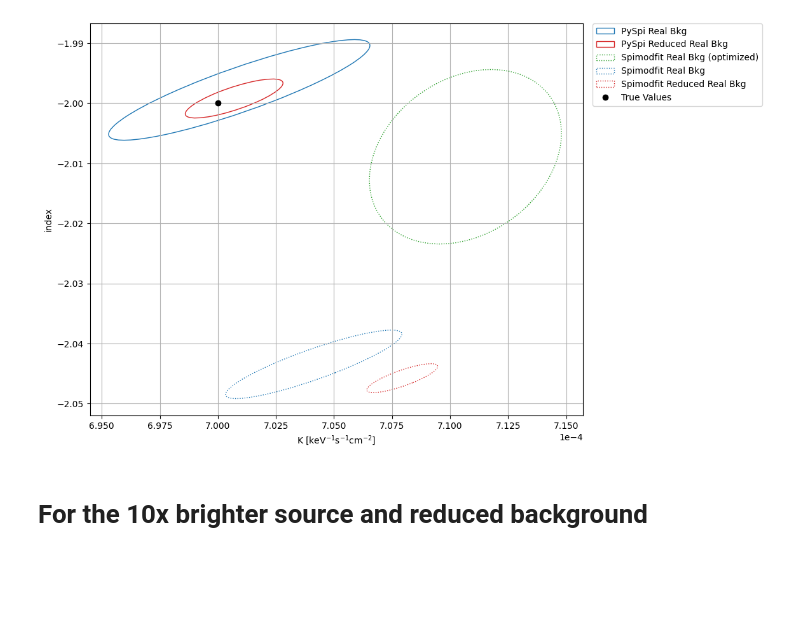
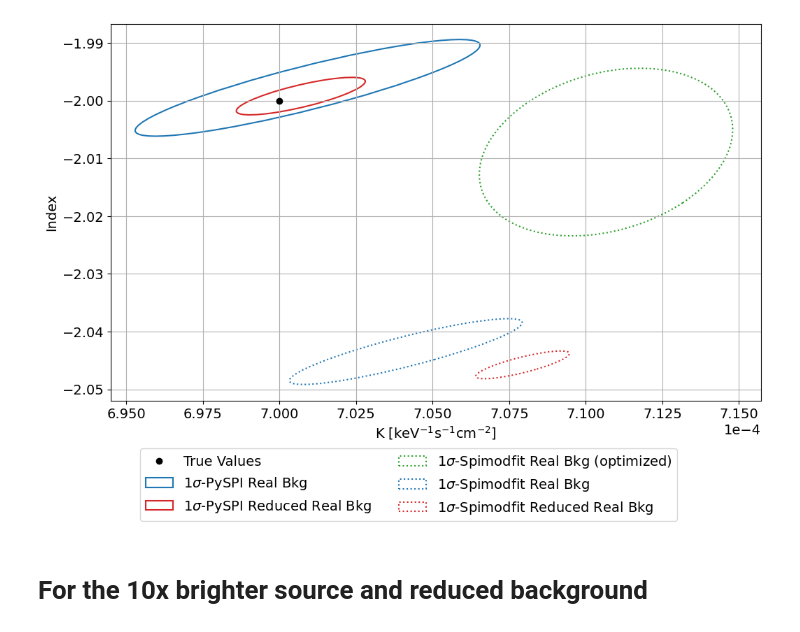
Before and after one commit to timmguthle/INTEGRAL-SPI, a Jupyter notebook: main_files/spimodfit_comparison_sim_source/plots_comparison.ipynb, the cells around one changed output. Cells and saved outputs as stored; diff of their text form; code cells hidden in the pictures; blank space fills up the shorter version.

```diff
--- a/main_files/spimodfit_comparison_sim_source/plots_comparison.ipynb
+++ b/main_files/spimodfit_comparison_sim_source/plots_comparison.ipynb
@@ -63,8 +63,8 @@ folders = [
 names = [
     #"PySpi Real Bkg spiselect 100 Bins Daten",
     #"PySpi Real Bkg spiselect Daten",
-    "PySpi Real Bkg",
-    'PySpi Reduced Real Bkg',
+    "PySPI Real Bkg",
+    'PySPI Reduced Real Bkg',
     "Spimodfit Real Bkg (optimized)",
     #"Spimodfit reduced Bkg Timm2(optimized, channels)",
     "Spimodfit Real Bkg",
@@ -73,13 +73,13 @@ names = [
     # "PySpi Real Bkg Post-PPC",
     #"PySpi Real Bkg spiselect Daten (no rebinning, low energy)",
     # "PySpi SMF Bkg Post-PPC",
-    "PySpi Const Bkg Timm2 wide Energy",
+    "PySPI Const Bkg Timm2 wide Energy",
     "Spimodfit Real Bkg",
 
 
 ]
 
-names = [f"{names[i]}" for i in range(len(folders))]
+names = [f"1$\sigma$-{names[i]}" for i in range(len(folders))]
 
 edgecolors = [
     "C0",
@@ -105,20 +105,24 @@ linestyles = [
 ]
 # %%
 import math
+plt.rcParams.update({'font.size': 14})
 
-fig, ax = plt.subplots(figsize=(10, 8))
+fig, ax = plt.subplots(figsize=(12, 7))
+plt.plot(real_vals[0], real_vals[1], "ko", label="True Values")
 for folder, name, edgecolor, linestyle in zip(folders, names, edgecolors, linestyles):
     with open(f"{folder}/source_parameters.pickle", "rb") as f:
         val, cov = pickle.load(f)
-    confidence_ellipse(val, cov, ax, 1, edgecolor=edgecolor, label=name, ls=linestyle)
-plt.plot(real_vals[0], real_vals[1], "ko", label="True Values")
+    confidence_ellipse(val, cov, ax, 1, edgecolor=edgecolor, label=name, ls=linestyle, linewidth=1.5)
+
 ax.autoscale()
 ax.grid()
-lgd = plt.legend(bbox_to_anchor=(1.02, 1), loc=2, borderaxespad=0.)
+# lgd = plt.legend(bbox_to_anchor=(1.02, 1), loc=2, borderaxespad=0.)
+
+fig.legend(loc='lower center', bbox_to_anchor=(0.48, -0.15), ncol=2)
 #plt.legend()
 plt.xlabel("K [keV$^{-1}$s$^{-1}$cm$^{-2}$]")
-plt.ylabel("index")
+plt.ylabel("Index")
 ax.ticklabel_format(style='sci', axis='x', scilimits=(0,0))
 # %% [output]
-[figure, old version]
+[figure, new version]
 # %%
```
Also changed, not shown: parts of 1 cell of this notebook, 9 other files.
